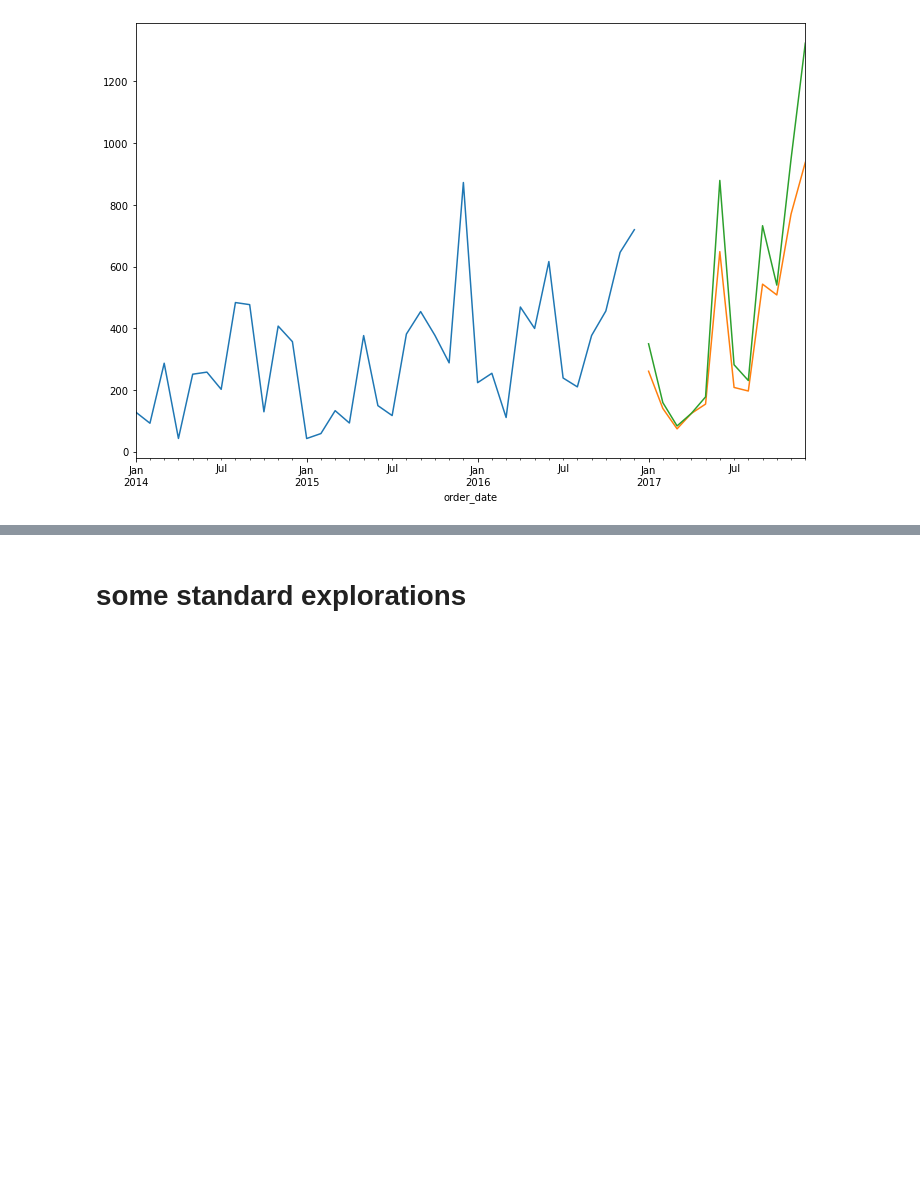
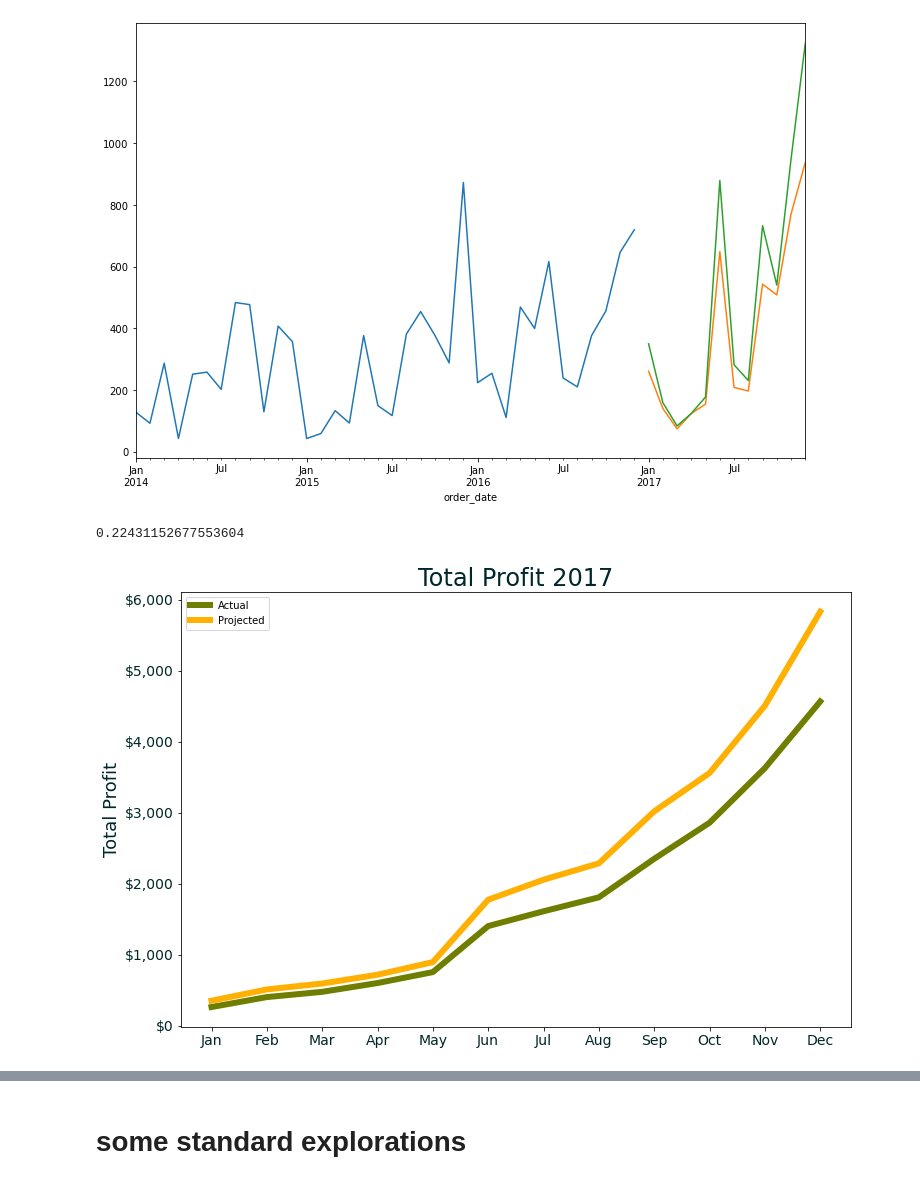
Before and after one commit to soap-dispersed/time-series-project, a Jupyter notebook: ben.ipynb, the cells around one changed output, grey strips where cells are left out. Cells and saved outputs as stored; diff of their text form; code cells hidden in the pictures; blank space fills up the shorter version.

```diff
--- a/ben.ipynb
+++ b/ben.ipynb
@@ -196,3 +237,35 @@ hypothetical_17['profit'].resample('M').sum().plot()
 plt.show()
 # %% [output]
 [figure]
+# %%
+profits = pd.DataFrame()
+profits['actual_2017'] = test.resample('M')['profit'].sum()
+profits['projected_2017'] = hypothetical_17.resample('M')['profit'].sum()
+profits['difference'] = profits.projected_2017 - profits.actual_2017
+profits['difference_pct'] = profits.difference / profits.actual_2017
+profits['rolling_total_actual'] = profits.actual_2017.cumsum()
+profits['rolling_total_projected'] = profits.projected_2017.cumsum()
+profits.index = profits.index.strftime('%b')
+profits.index.name = 'month'
+# %%
+# project monthly difference in profit
+profits.difference_pct.mean()
+# %% [output]
+0.22431152677553604
+# %%
+plt.figure(figsize=(12,8))
+sns.lineplot(data=profits, x=profits.index, y='rolling_total_actual',
+             color='#707E00', label='Actual', lw=6)
+sns.lineplot(data=profits, x=profits.index, y='rolling_total_projected',
+             color='#FFB000', label='Projected', lw=6)
+plt.title('Total Profit 2017', fontsize=24, color='#002729')
+plt.ylabel('Total Profit', fontsize=18, color='#002729')
+plt.xlabel(None)
+plt.xticks(fontsize=14, color='#002729')
+plt.yticks(fontsize=14, color='#002729')
+ax = plt.gca()
+ax.set_yticklabels([f'${tick:,.0f}' for tick in ax.get_yticks()])
+plt.savefig('fig_total_profit_2017.jpeg')
+plt.show()
+# %% [output]
+[figure, added]
```
Also changed, not shown: parts of 45 cells of this notebook, 4 other files.
